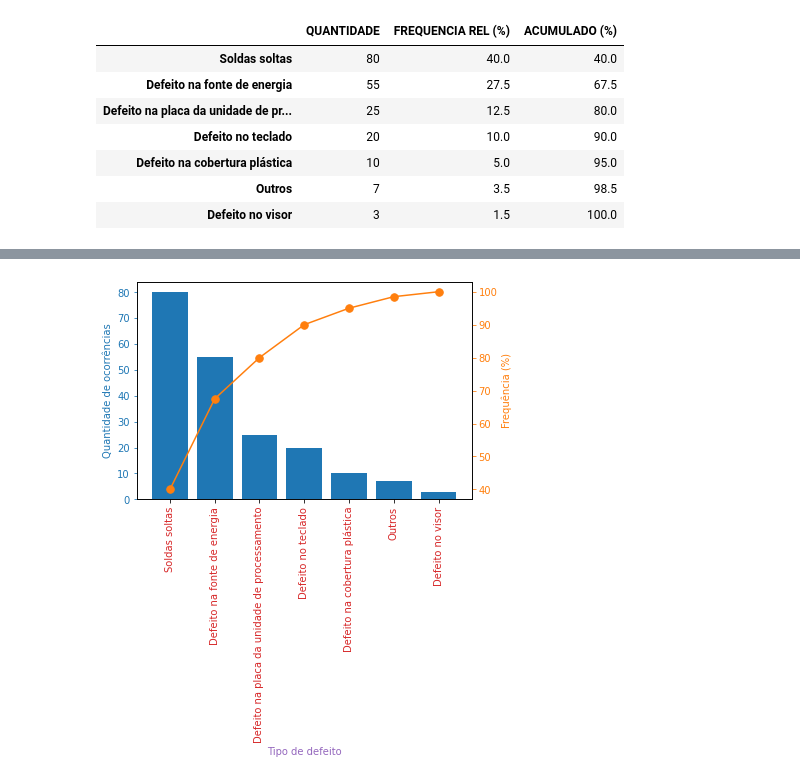
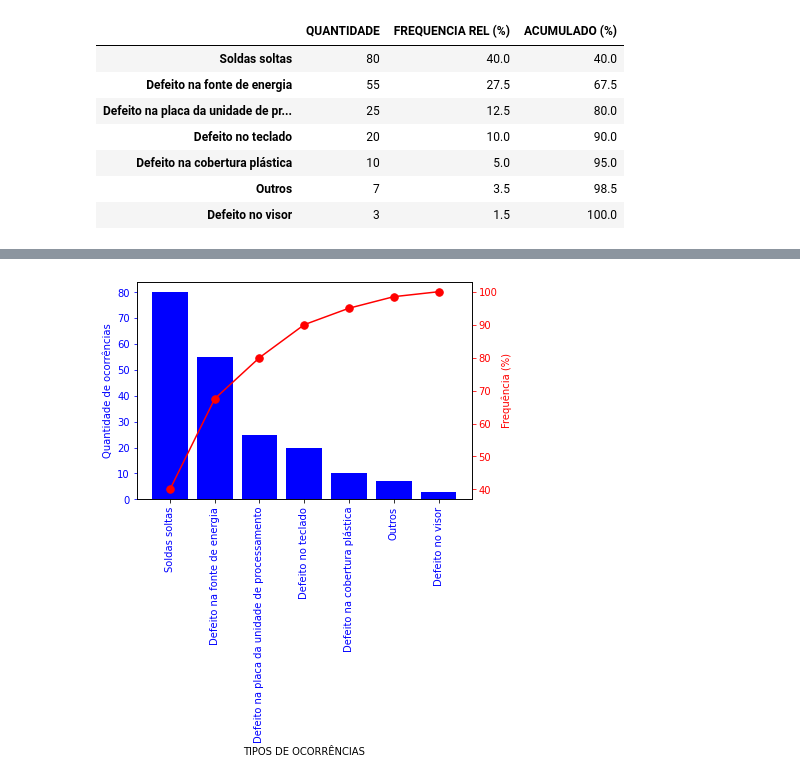
Before and after one commit to demetriuspine/paretoProject, a Jupyter notebook: horaDoCódigo.ipynb, the cells around one changed output, grey strips where cells are left out. Saved outputs shown, nothing was run; the diff lists cells and outputs as text; code cells hidden in the pictures.

Commit message:
refact: adiciona nome ao indice e estiliza o grafico

```diff
--- a/horaDoCódigo.ipynb
+++ b/horaDoCódigo.ipynb
@@ -98,4 +98,6 @@ frecDf
 # %%
 ##frecDf.to_csv('tabela1.csv')
 # %%
-xLabel = input('Digite a legenda: ')
+titleEvent = input('Digite a legenda: ')
+frecDf.index.names = [titleEvent]
+frecDf
@@ -102,14 +114,14 @@ xLabel = input('Digite a legenda: ')
 # %%
 fig, ax1 = plt.subplots()
-ax1.bar(frecDf.index, frecDf["QUANTIDADE"], color="C0")
-ax1.set_ylabel("Quantidade de ocorrências", color="C0")
-ax1.tick_params(axis="y", colors="C0")##cor dos numeros do eixo y
-ax1.set_xlabel(xLabel, color="C4")##cor do input da label
-ax1.set_xticklabels(frecDf["QUANTIDADE"], rotation=90, color="C3")##cor dos valores do eixo x
-ax2 = ax1.twinx()
-ax2.plot(frecDf.index, frecDf["ACUMULADO (%)"], color="C1", marker=".", ms=15)
-ax2.tick_params(axis="y", colors="C1")
-ax2.set_ylabel("Frequência (%)", color="C1")
+ax1.bar(frecDf.index, frecDf["QUANTIDADE"], color="blue")#defina o tipo de grafico e a cor das barras
+ax1.set_ylabel("Quantidade de ocorrências", color="blue")#define o label do eixo y e sua cor
+ax1.tick_params(axis="y", colors="blue")##cor dos numeros do eixo y
+ax1.set_xlabel(titleEvent, color="black")##cor do input da label
+ax1.set_xticklabels(frecDf["QUANTIDADE"], rotation=90, color="blue")##define as labels das barras, rotação e cor
+ax2 = ax1.twinx()#adiciona um eixo "gêmeo"
+ax2.plot(frecDf.index, frecDf["ACUMULADO (%)"], color="red", marker=".", ms=15)#plot define ligações por linhas, define a cor e o estilo dos pontos
+ax2.tick_params(axis="y", colors="red")##cor dos numeros do eixo y
+ax2.set_ylabel("Frequência (%)", color="red")##cor da label do eixo y gemeo
 plt.show()
 # %% [output]
-[figure, old version]
+[figure, new version]
```
Also changed, not shown: parts of 1 cell of this notebook.
